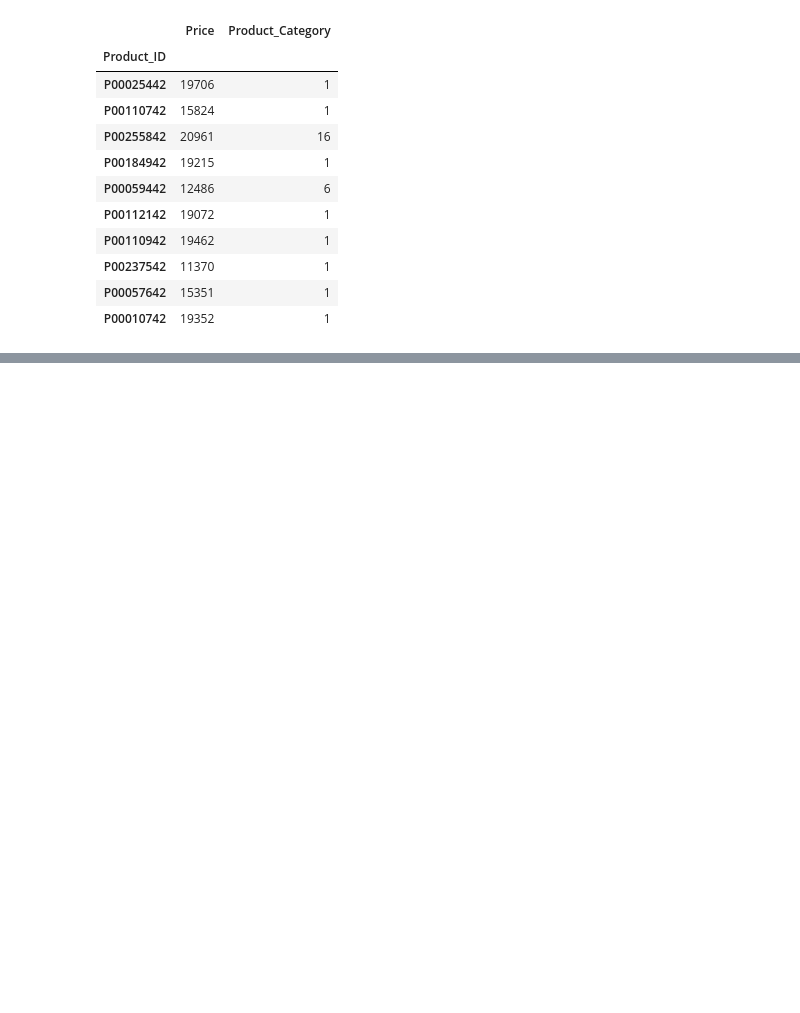
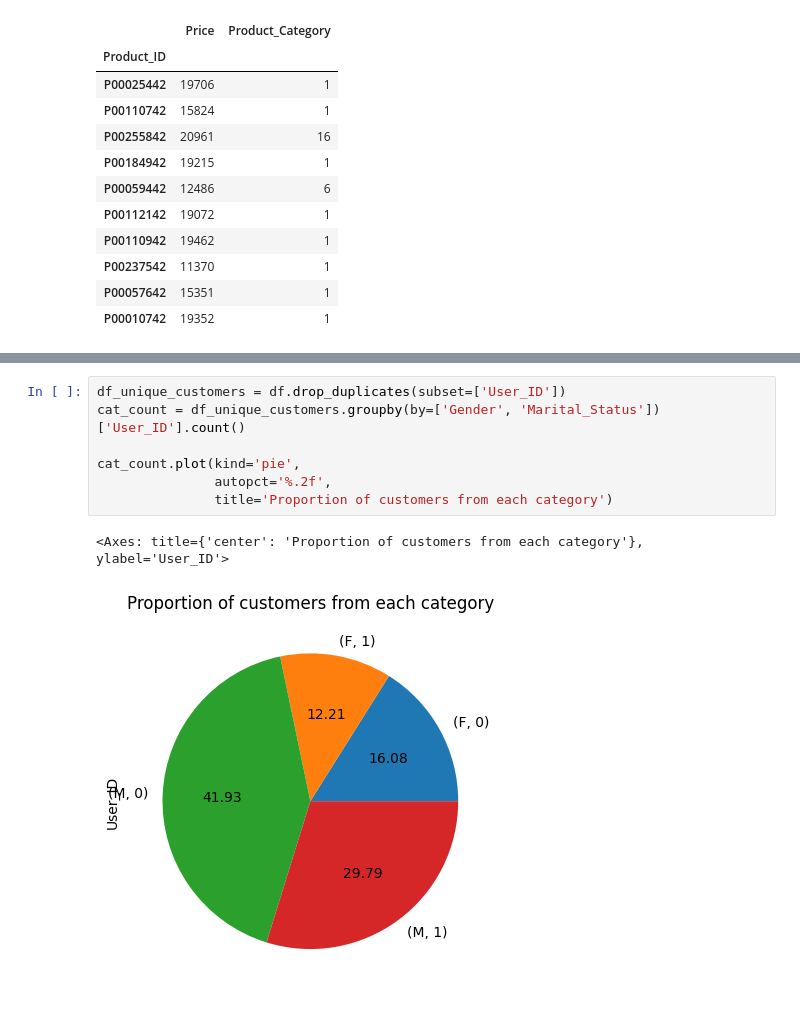
Before and after one commit to rishikeshpaulcode/Black-Friday-Sales-Analysis, a Jupyter notebook: black-friday-sales-analysis.ipynb, the cells around one changed output, grey strips where cells are left out. Saved outputs shown, nothing was run; the diff lists cells and outputs as text; blank space fills up the shorter version.

Commit message:
Analyzed Gender and Marital status together

```diff
--- a/black-friday-sales-analysis.ipynb
+++ b/black-friday-sales-analysis.ipynb
@@ -527,0 +539,10 @@ Most profitable products:
+# %%
+df_unique_customers = df.drop_duplicates(subset=['User_ID'])
+cat_count = df_unique_customers.groupby(by=['Gender', 'Marital_Status'])['User_ID'].count()
+
+cat_count.plot(kind='pie',
+               autopct='%.2f',
+               title='Proportion of customers from each category')
+# %% [output]
+<Axes: title={'center': 'Proportion of customers from each category'}, ylabel='User_ID'>
+[figure, added]
```
Also changed, not shown: parts of 6 cells of this notebook.
